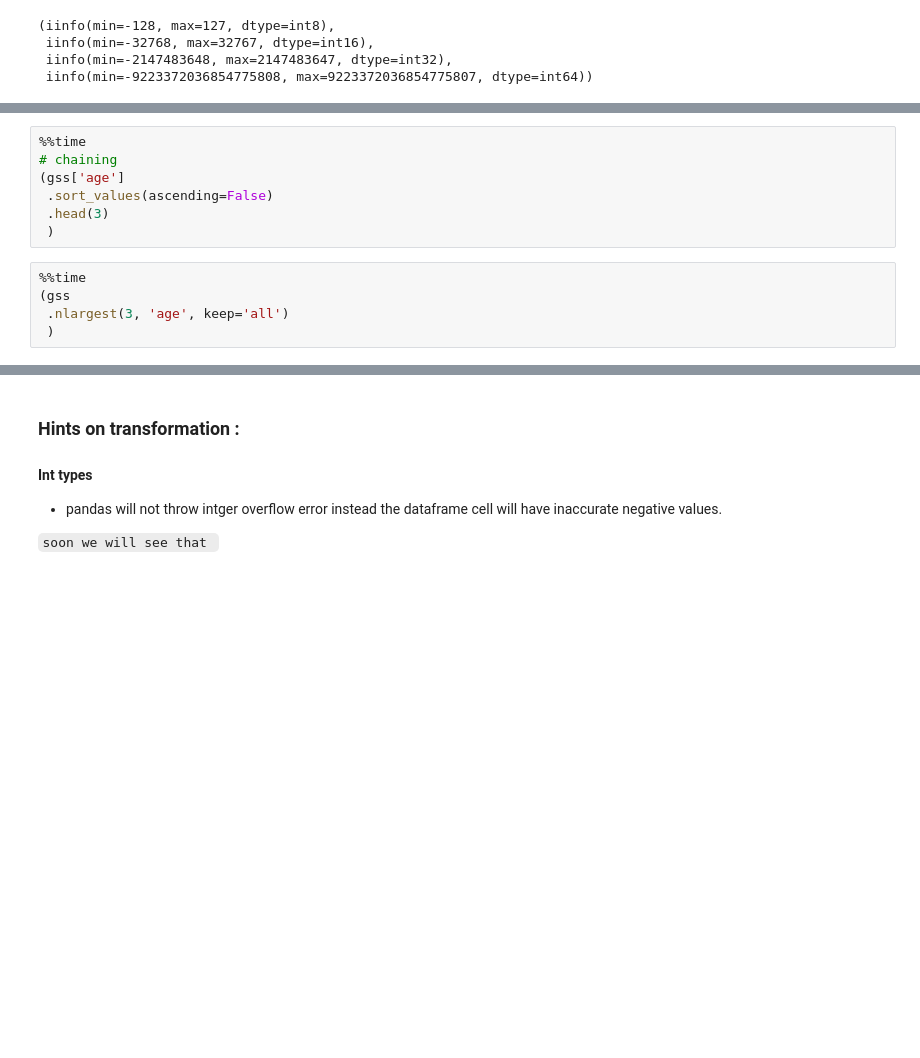
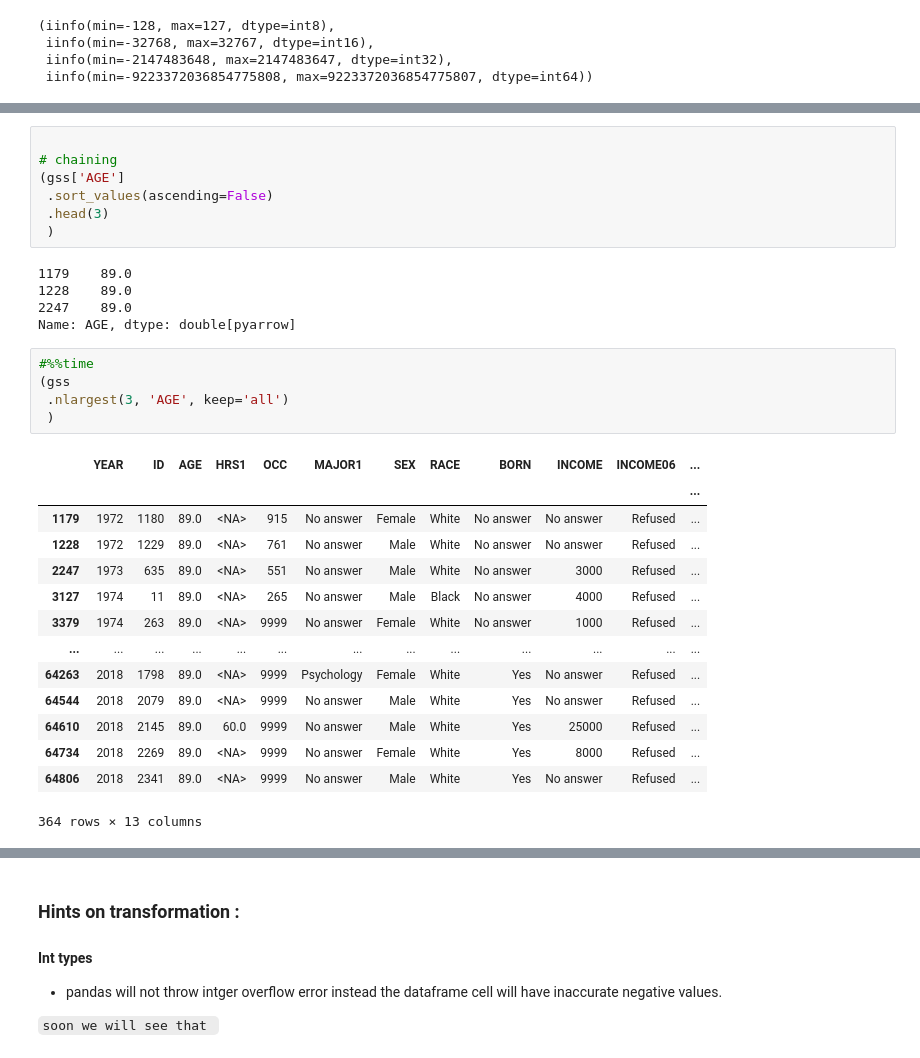
Before and after one commit to hadeelsharaf/pandas_practice, a Jupyter notebook: Pandas_1.ipynb, the cells around one changed output, grey strips where cells are left out. Cells and saved outputs as stored; diff of their text form; blank space fills up the shorter version.

```diff
--- a/Pandas_1.ipynb
+++ b/Pandas_1.ipynb
@@ -146,13 +157,33 @@ gss['age'].nsmallest(3)
 # %%
-%%time
+
 # chaining
-(gss['age']
+(gss['AGE']
  .sort_values(ascending=False)
  .head(3)
  )
+# %% [output]
+1179    89.0
+1228    89.0
+2247    89.0
+Name: AGE, dtype: double[pyarrow]
 # %%
-%%time
+#%%time
 (gss
- .nlargest(3, 'age', keep='all')
+ .nlargest(3, 'AGE', keep='all')
  )
+# %% [output]
+|  | YEAR | ID | AGE | HRS1 | OCC | MAJOR1 | SEX | RACE | BORN | INCOME | INCOME06 | ... |
+|  |  |  |  |  |  |  |  |  |  |  |  | ... |
+| 1179 | 1972 | 1180 | 89.0 | <NA> | 915 | No answer | Female | White | No answer | No answer | Refused | ... |
+| 1228 | 1972 | 1229 | 89.0 | <NA> | 761 | No answer | Male | White | No answer | No answer | Refused | ... |
+| 2247 | 1973 | 635 | 89.0 | <NA> | 551 | No answer | Male | White | No answer | 3000 | Refused | ... |
+| 3127 | 1974 | 11 | 89.0 | <NA> | 265 | No answer | Male | Black | No answer | 4000 | Refused | ... |
+| 3379 | 1974 | 263 | 89.0 | <NA> | 9999 | No answer | Female | White | No answer | 1000 | Refused | ... |
+| ... | ... | ... | ... | ... | ... | ... | ... | ... | ... | ... | ... | ... |
+| 64263 | 2018 | 1798 | 89.0 | <NA> | 9999 | Psychology | Female | White | Yes | No answer | Refused | ... |
+| 64544 | 2018 | 2079 | 89.0 | <NA> | 9999 | No answer | Male | White | Yes | No answer | Refused | ... |
+| 64610 | 2018 | 2145 | 89.0 | 60.0 | 9999 | No answer | Male | White | Yes | 25000 | Refused | ... |
+| 64734 | 2018 | 2269 | 89.0 | <NA> | 9999 | No answer | Female | White | Yes | 8000 | Refused | ... |
+| 64806 | 2018 | 2341 | 89.0 | <NA> | 9999 | No answer | Male | White | Yes | No answer | Refused | ... |
+364 rows × 13 columns
 # %%
```
Also changed, not shown: parts of 20 cells of this notebook.
